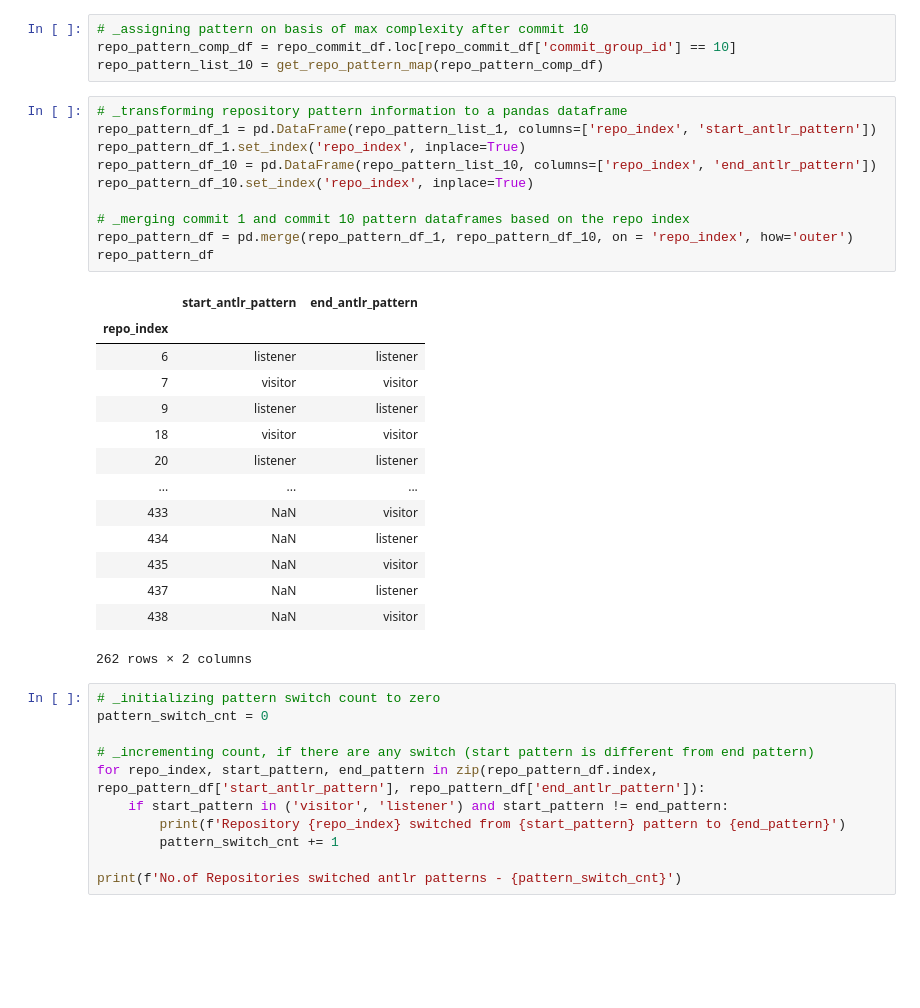
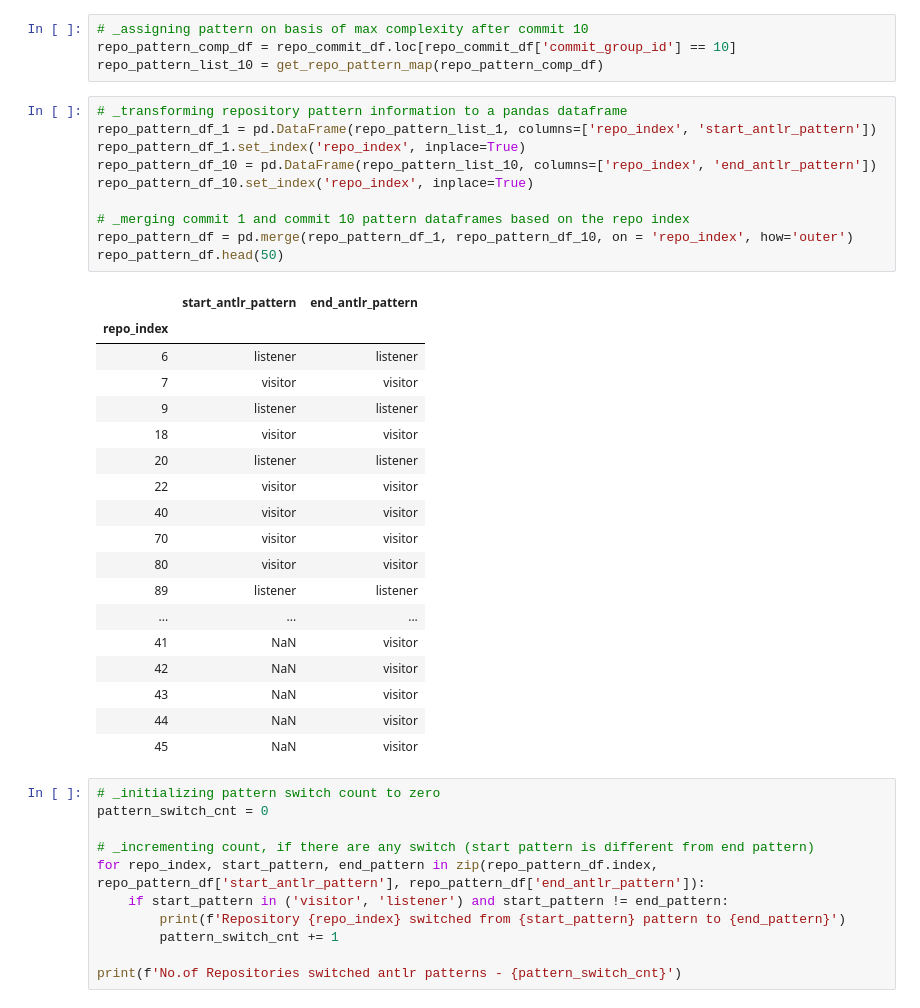
Before and after one commit to praveengadiyaram369/Antlr_Java_Repository_Miner, a Jupyter notebook: AnalyzingCommitHistories.ipynb, the cells around one changed output. Drawn from its saved outputs; the diff is of its cells as text; blank space fills up the shorter version.

```diff
--- a/AnalyzingCommitHistories.ipynb
+++ b/AnalyzingCommitHistories.ipynb
@@ -249,28 +253,32 @@ repo_pattern_list_10 = get_repo_pattern_map(repo_pattern_comp_df)
 # %%
 # _transforming repository pattern information to a pandas dataframe
 repo_pattern_df_1 = pd.DataFrame(repo_pattern_list_1, columns=['repo_index', 'start_antlr_pattern'])
 repo_pattern_df_1.set_index('repo_index', inplace=True)
 repo_pattern_df_10 = pd.DataFrame(repo_pattern_list_10, columns=['repo_index', 'end_antlr_pattern'])
 repo_pattern_df_10.set_index('repo_index', inplace=True)
 
 # _merging commit 1 and commit 10 pattern dataframes based on the repo index
 repo_pattern_df = pd.merge(repo_pattern_df_1, repo_pattern_df_10, on = 'repo_index', how='outer')
-repo_pattern_df
+repo_pattern_df.head(50)
 # %% [output]
 |  | start_antlr_pattern | end_antlr_pattern |
 | repo_index |  |  |
 | 6 | listener | listener |
 | 7 | visitor | visitor |
 | 9 | listener | listener |
 | 18 | visitor | visitor |
 | 20 | listener | listener |
+| 22 | visitor | visitor |
+| 40 | visitor | visitor |
+| 70 | visitor | visitor |
+| 80 | visitor | visitor |
+| 89 | listener | listener |
 | ... | ... | ... |
-| 433 | NaN | visitor |
-| 434 | NaN | listener |
-| 435 | NaN | visitor |
-| 437 | NaN | listener |
-| 438 | NaN | visitor |
+| 41 | NaN | visitor |
+| 42 | NaN | visitor |
+| 43 | NaN | visitor |
+| 44 | NaN | visitor |
+| 45 | NaN | visitor |
-262 rows × 2 columns
 # %%
 # _initializing pattern switch count to zero
 pattern_switch_cnt = 0
```
Also changed, not shown: parts of 1 cell of this notebook, 2 other files.
